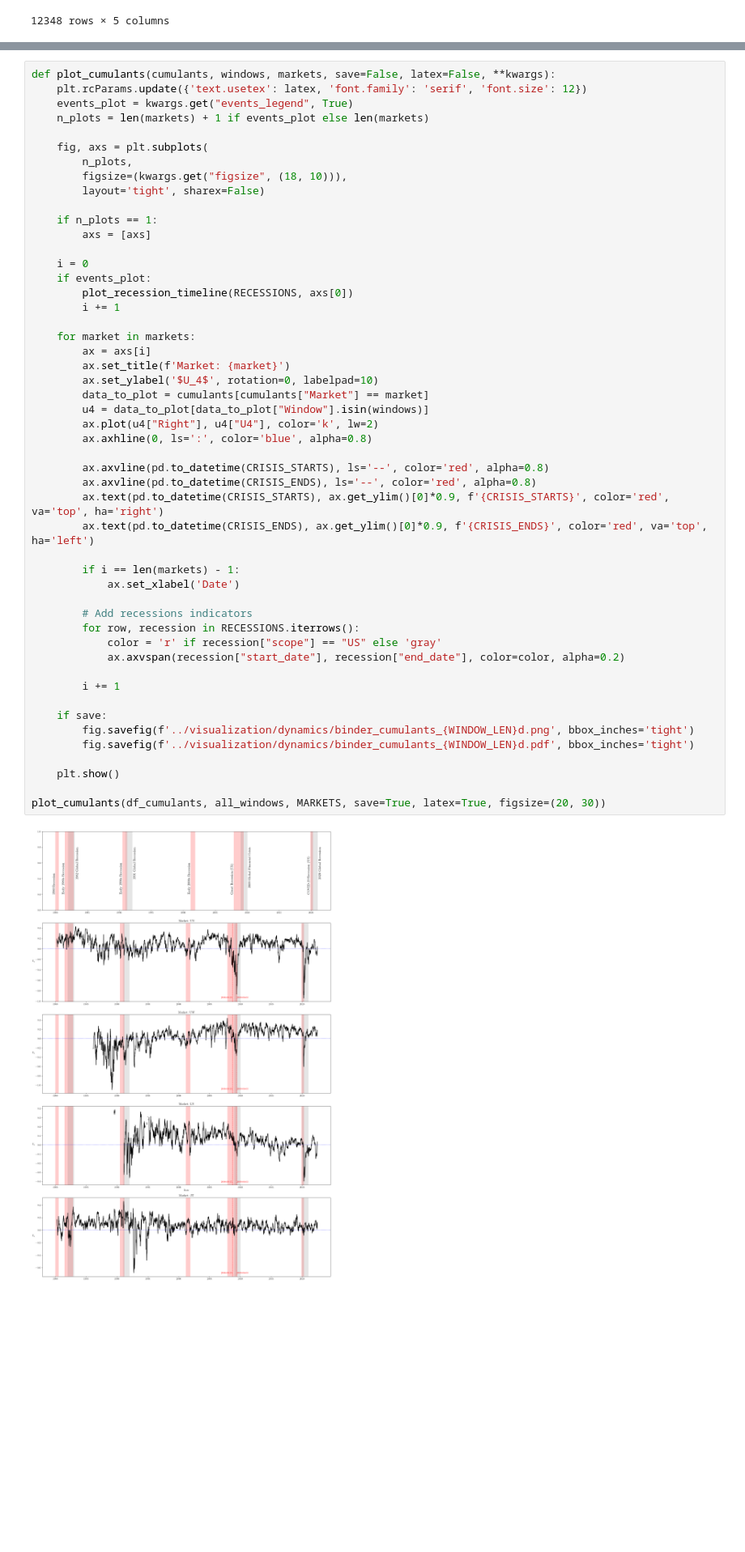
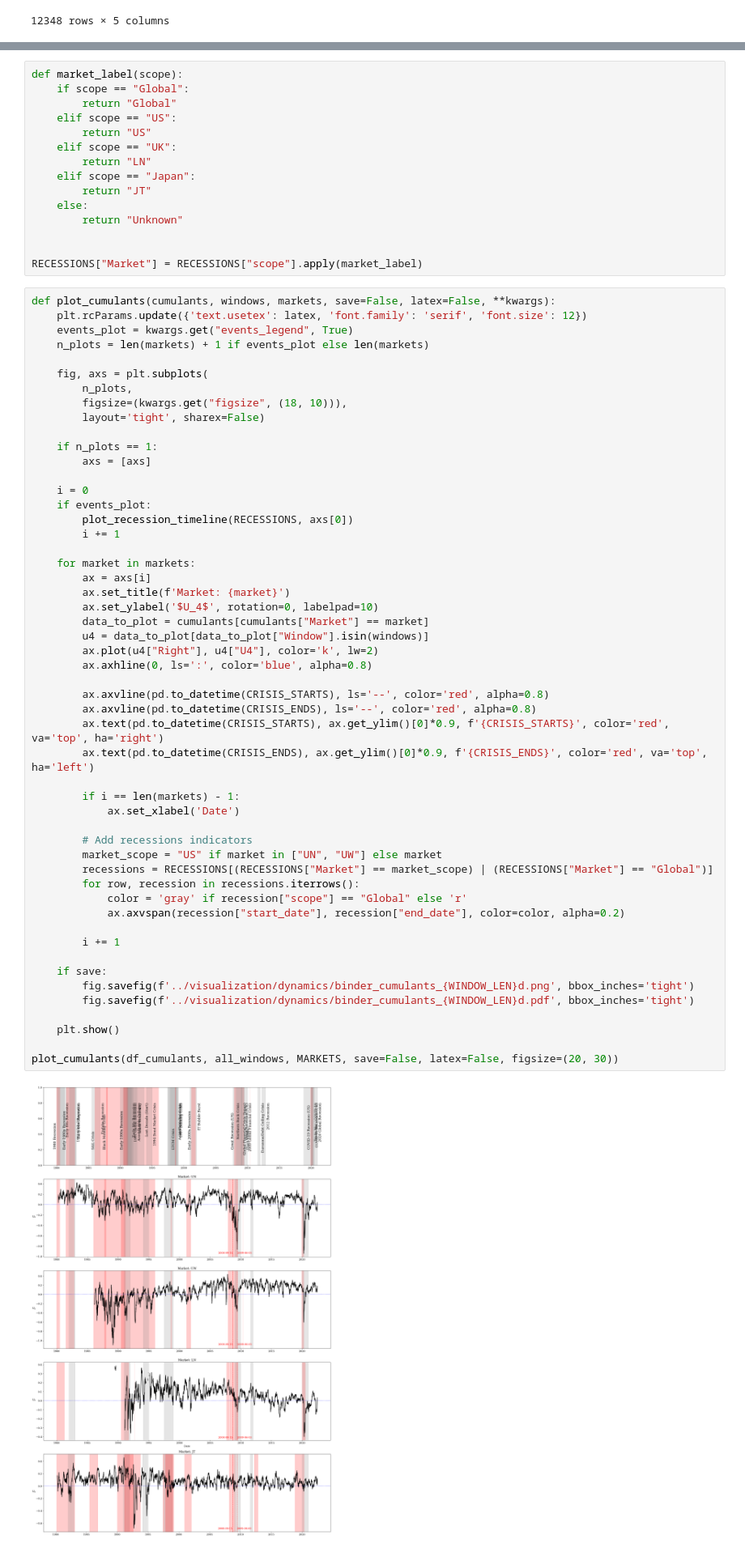
Before and after one commit to fedesss98/stabilvol, a Jupyter notebook: notebooks/23-binder-cumulants.ipynb, the cells around one changed output, grey strips where cells are left out. Shown at 81% size. Drawn from its saved outputs; the diff is of its cells as text; blank space fills up the shorter version.

Commit message:
Better graphics

```diff
--- a/notebooks/23-binder-cumulants.ipynb
+++ b/notebooks/23-binder-cumulants.ipynb
@@ -166,3 +166,18 @@ plot_recession_timeline(RECESSIONS, x_range=xrange)
+# %%
+def market_label(scope):
+    if scope == "Global":
+        return "Global"
+    elif scope == "US":
+        return "US"
+    elif scope == "UK":
+        return "LN"
+    elif scope == "Japan":
+        return "JT"
+    else:
+        return "Unknown"
+
+
+RECESSIONS["Market"] = RECESSIONS["scope"].apply(market_label)
 # %%
 def plot_cumulants(cumulants, windows, markets, save=False, latex=False, **kwargs):
     plt.rcParams.update({'text.usetex': latex, 'font.family': 'serif', 'font.size': 12})
@@ -184,37 +199,39 @@ def plot_cumulants(cumulants, windows, markets, save=False, latex=False, **kwarg
 
     for market in markets:
         ax = axs[i]
         ax.set_title(f'Market: {market}')
         ax.set_ylabel('$U_4$', rotation=0, labelpad=10)
         data_to_plot = cumulants[cumulants["Market"] == market]
         u4 = data_to_plot[data_to_plot["Window"].isin(windows)]
         ax.plot(u4["Right"], u4["U4"], color='k', lw=2)
         ax.axhline(0, ls=':', color='blue', alpha=0.8)
 
         ax.axvline(pd.to_datetime(CRISIS_STARTS), ls='--', color='red', alpha=0.8)
         ax.axvline(pd.to_datetime(CRISIS_ENDS), ls='--', color='red', alpha=0.8)
         ax.text(pd.to_datetime(CRISIS_STARTS), ax.get_ylim()[0]*0.9, f'{CRISIS_STARTS}', color='red', va='top', ha='right')
         ax.text(pd.to_datetime(CRISIS_ENDS), ax.get_ylim()[0]*0.9, f'{CRISIS_ENDS}', color='red', va='top', ha='left')
 
         if i == len(markets) - 1:
             ax.set_xlabel('Date')
 
         # Add recessions indicators
-        for row, recession in RECESSIONS.iterrows():
-            color = 'r' if recession["scope"] == "US" else 'gray'
+        market_scope = "US" if market in ["UN", "UW"] else market
+        recessions = RECESSIONS[(RECESSIONS["Market"] == market_scope) | (RECESSIONS["Market"] == "Global")]
+        for row, recession in recessions.iterrows():
+            color = 'gray' if recession["scope"] == "Global" else 'r'
             ax.axvspan(recession["start_date"], recession["end_date"], color=color, alpha=0.2)
 
         i += 1
 
     if save:
         fig.savefig(f'../visualization/dynamics/binder_cumulants_{WINDOW_LEN}d.png', bbox_inches='tight')
         fig.savefig(f'../visualization/dynamics/binder_cumulants_{WINDOW_LEN}d.pdf', bbox_inches='tight')
 
     plt.show()
 
-plot_cumulants(df_cumulants, all_windows, MARKETS, save=True, latex=True, figsize=(20, 30))
+plot_cumulants(df_cumulants, all_windows, MARKETS, save=False, latex=False, figsize=(20, 30))
 # %% [output]
-[figure, old version]
+[figure, new version]
 # %% [markdown]
 ## Why is this happening
 The Binder cumulant is a comparison between fourth (kurtosis) and second (variance) moments of the distribution of FHT.
```
Also changed, not shown: parts of 8 cells of this notebook, 1 other file.
